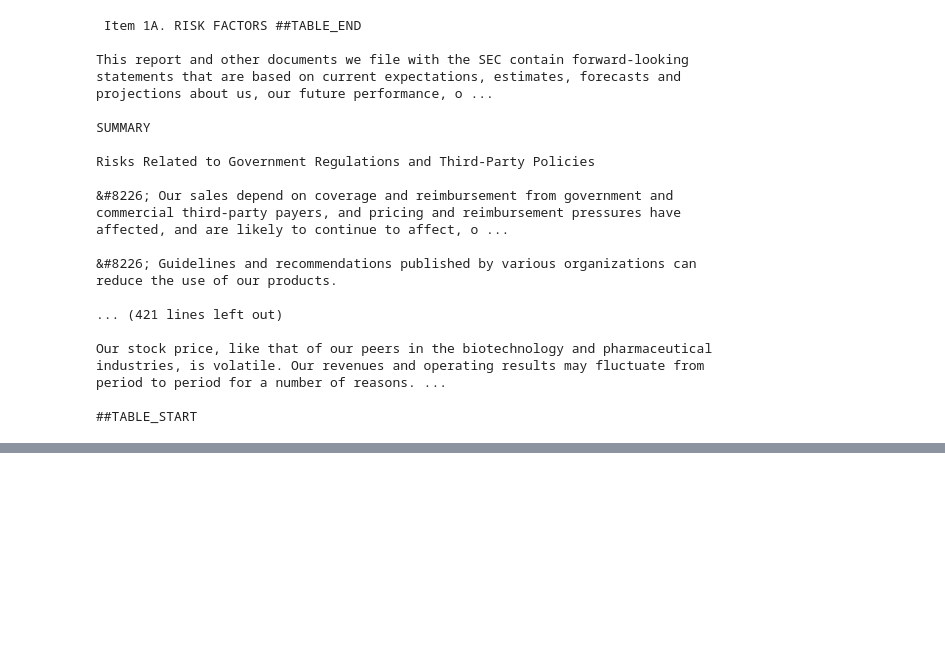
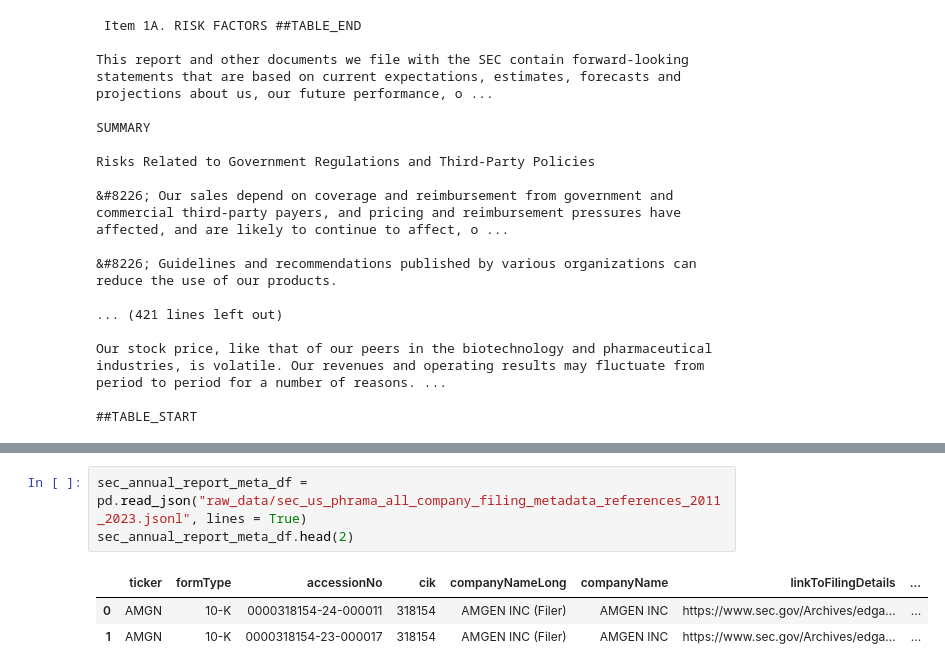
Before and after one commit to PeterHuGC/Imperial_Dissertation_Research, a Jupyter notebook: 8.EDA_All_Data/2.SEC_Annual_Reports_Extraction_Get_Resources.ipynb, the cells around one changed output, grey strips where cells are left out. Drawn from its saved outputs; the diff is of its cells as text; blank space fills up the shorter version.

```diff
--- a/8.EDA_All_Data/2.SEC_Annual_Reports_Extraction_Get_Resources.ipynb
+++ b/8.EDA_All_Data/2.SEC_Annual_Reports_Extraction_Get_Resources.ipynb
@@ -362,0 +398,7 @@ This code is just for extracting the data - use another notebook for doing the a
+# %%
+sec_annual_report_meta_df = pd.read_json("raw_data/sec_us_phrama_all_company_filing_metadata_references_2011_2023.jsonl", lines = True)
+sec_annual_report_meta_df.head(2)
+# %% [output]
+|  | ticker | formType | accessionNo | cik | companyNameLong | companyName | linkToFilingDetails | ... |
+| 0 | AMGN | 10-K | 0000318154-24-000011 | 318154 | AMGEN INC (Filer) | AMGEN INC | https://www.sec.gov/Archives/edga... | ... |
+| 1 | AMGN | 10-K | 0000318154-23-000017 | 318154 | AMGEN INC (Filer) | AMGEN INC | https://www.sec.gov/Archives/edga... | ... |
```
Also changed, not shown: parts of 82 cells of this notebook, 6 other files.
